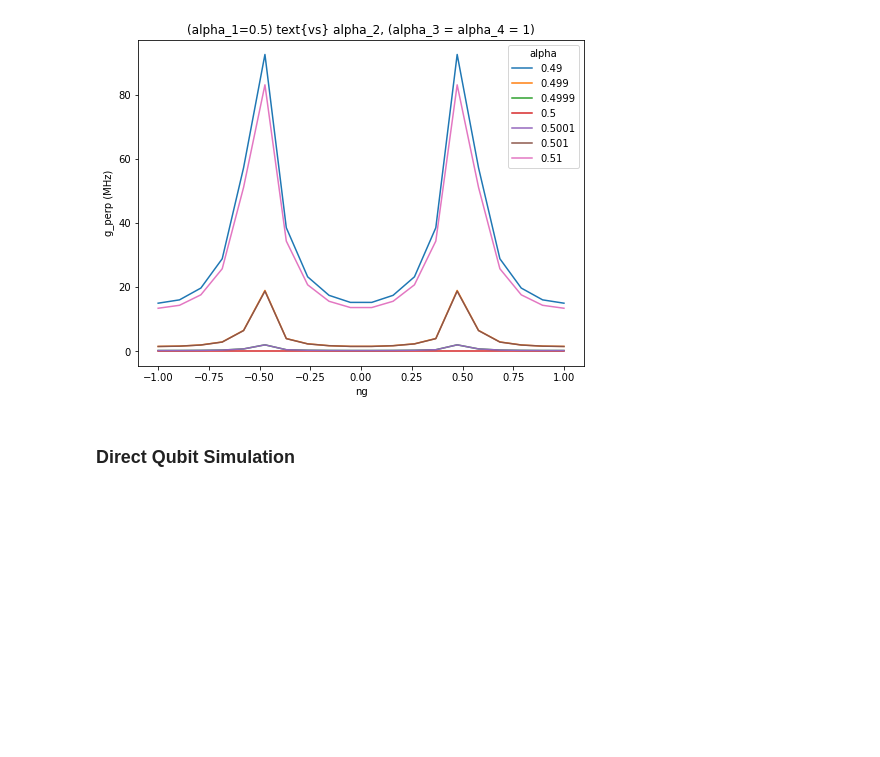
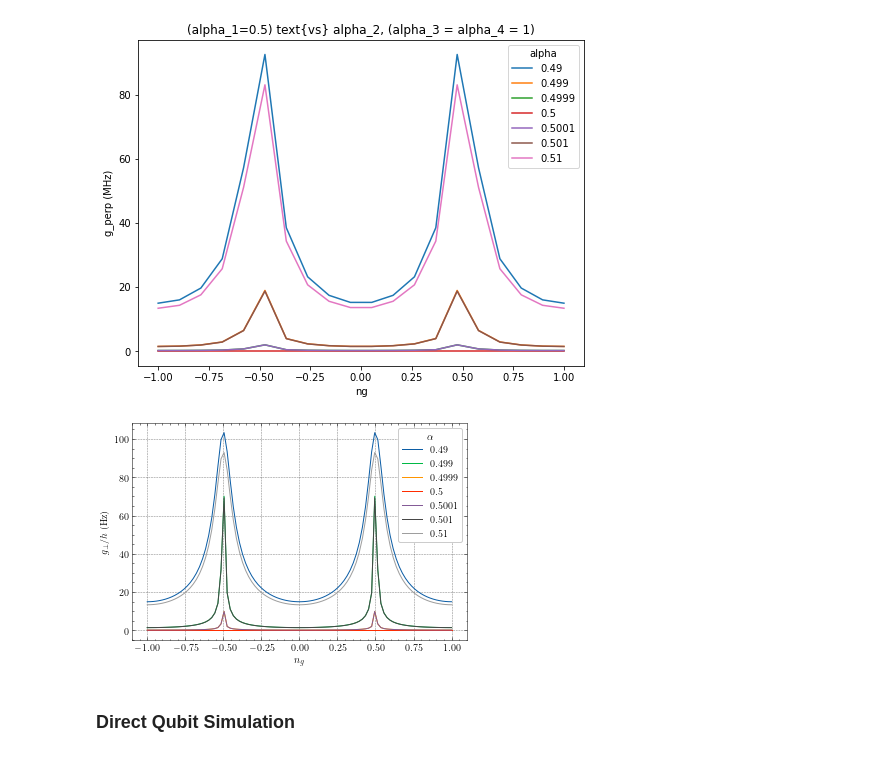
Before and after one commit to Dan5762/Transmon-Project, a Jupyter notebook: CM - Qubit Resonator - alpha dispersion.ipynb, the cells around one changed output. Saved outputs shown, nothing was run; the diff lists cells and outputs as text; code cells hidden in the pictures; blank space fills up the shorter version.

```diff
--- a/CM - Qubit Resonator - alpha dispersion.ipynb
+++ b/CM - Qubit Resonator - alpha dispersion.ipynb
@@ -30,6 +30,8 @@ import scipy.sparse as sparse
 import json
 
 from tqdm import tqdm
+
+plt.style.use('science')
 # %% [markdown]
 ## Initialise Constants
 # %%
@@ -549,7 +551,7 @@ plt.show()
 # %% [markdown]
 #### Figure 17c
 # %%
-fig_17c_ngs_alphas12 = np.linspace(-1, 1, 20)
+fig_17c_ngs_alphas12 = np.linspace(-1, 1, 100)
 alpha2s = [0.49, 0.499, 0.4999, 0.5, 0.5001, 0.501, 0.51]
 
 system = SparseSystem(ncut=5, Cc=8e-15)
@@ -592,6 +594,19 @@ plt.legend(title='alpha')
 plt.show()
 # %% [output]
 [figure]
+# %%
+pparam = dict(xlabel='$n_g$', ylabel='$g_\perp / h$ (Hz)')
+
+with plt.style.context(['science', 'grid']):
+    fig, ax = plt.subplots(figsize=(6,4))
+    for alpha in g_perp_alpha12_disp.keys():
+        ax.plot(fig_17c_ngs_alphas12, np.abs(g_perp_alpha12_disp[alpha]), label=alpha)
+    ax.legend(title='$\\alpha$')
+    ax.set(**pparam)
+    fig.savefig('figures/Alpha Dispersion/g_perp_wrt_ng.png', dpi=300)
+    plt.show()
+# %% [output]
+[figure, added]
 # %% [markdown]
 ### Direct Qubit Simulation
 # %% [markdown]
```
Also changed, not shown: parts of 1 cell of this notebook, 7 other files.
